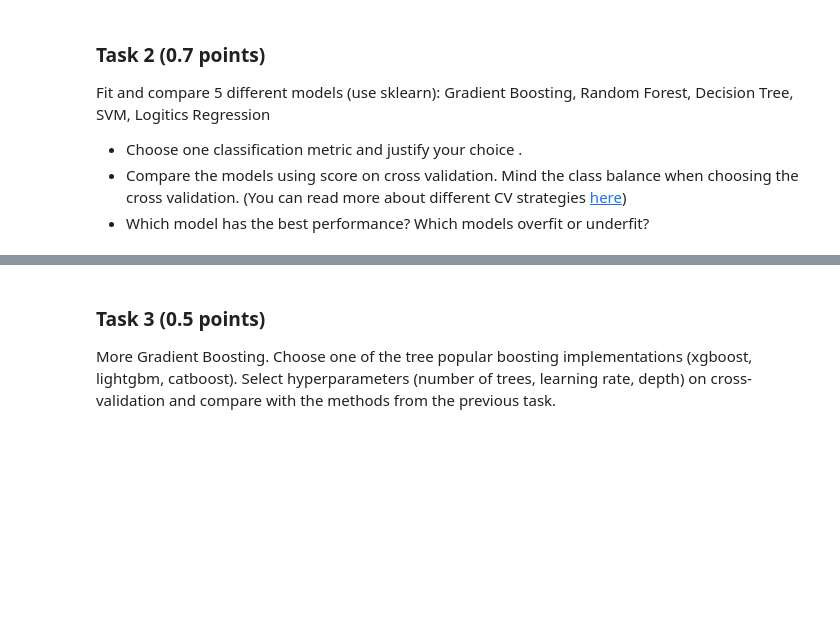
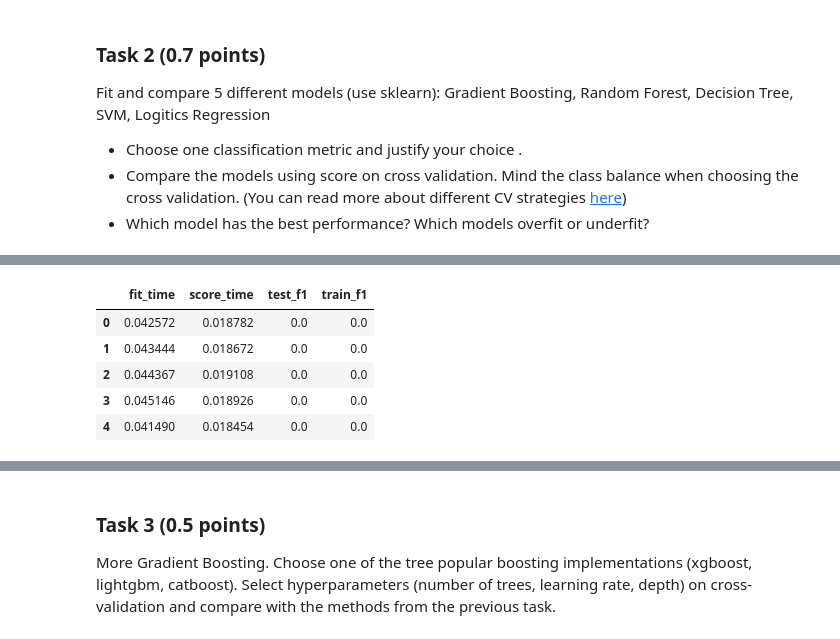
Before and after one commit to Badcat330/ml_se, a Jupyter notebook: hw/hw_4/hw4.ipynb, the cells around one changed output, grey strips where cells are left out. Cells and saved outputs as stored; diff of their text form; code cells hidden in the pictures; blank space fills up the shorter version.

```diff
--- a/hw/hw_4/hw4.ipynb
+++ b/hw/hw_4/hw4.ipynb
@@ -788,0 +830,14 @@ gradientModel.fit(X_train, y_train)
+# %%
+from sklearn.svm import SVC
+
+SVCModel = SVC()
+cv_results_SVC = cross_validate(SVCModel, X_train, y_train, scoring=scores,
+                                cv=StratifiedKFold(), n_jobs=-1, return_train_score=True)
+pd.DataFrame(cv_results_SVC)
+# %% [output]
+|  | fit_time | score_time | test_f1 | train_f1 |
+| 0 | 0.042572 | 0.018782 | 0.0 | 0.0 |
+| 1 | 0.043444 | 0.018672 | 0.0 | 0.0 |
+| 2 | 0.044367 | 0.019108 | 0.0 | 0.0 |
+| 3 | 0.045146 | 0.018926 | 0.0 | 0.0 |
+| 4 | 0.041490 | 0.018454 | 0.0 | 0.0 |
```
Also changed, not shown: parts of 29 cells of this notebook.
